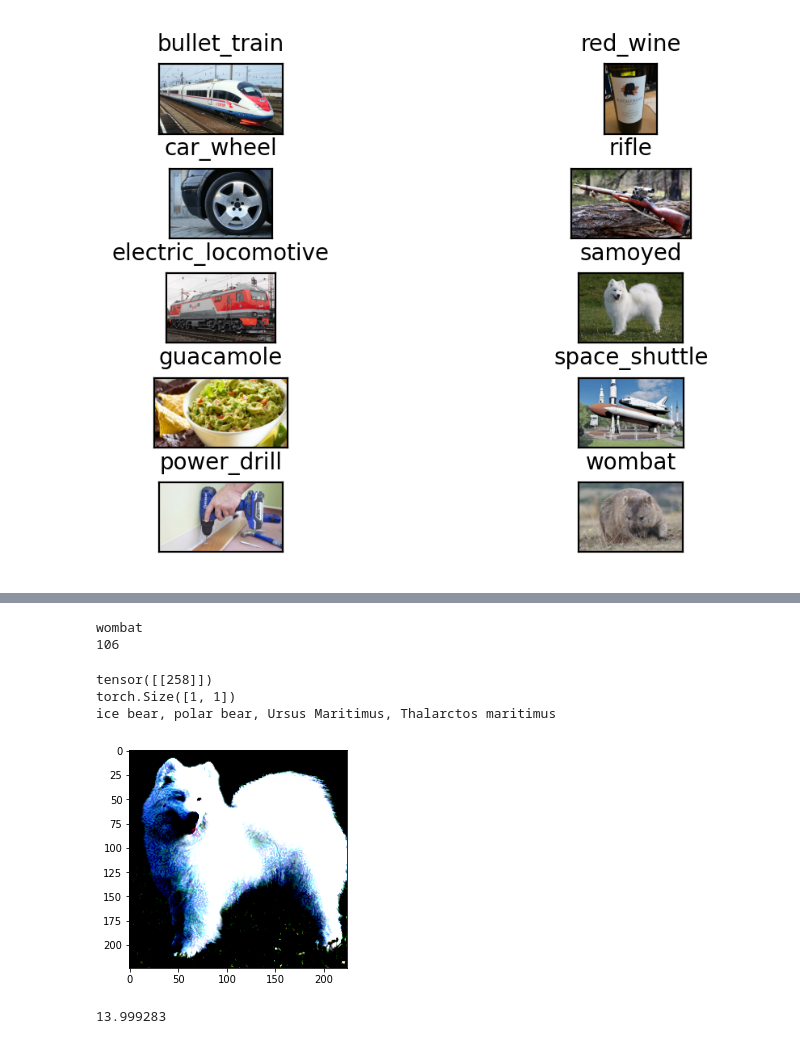
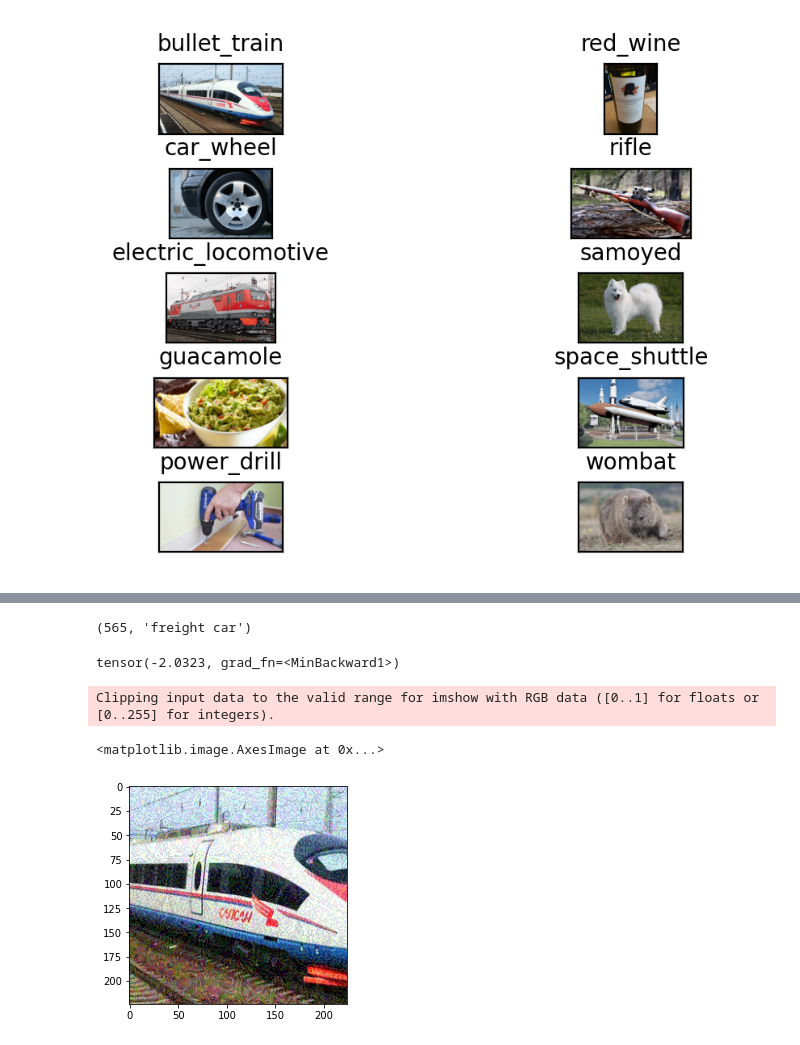
Before and after one commit to DanonOfficial/Adversarial_Attacks_project, a Jupyter notebook: AdvAttack.ipynb, the cells around one changed output, grey strips where cells are left out. Cells and saved outputs as stored; diff of their text form; code cells hidden in the pictures.

```diff
--- a/AdvAttack.ipynb
+++ b/AdvAttack.ipynb
@@ -106,2 +98,5 @@ plt.imshow(cropped)
+# %%
+for i in images:
+    i[3] = transform_image(i[3])
 # %%
 
@@ -111,48 +106,47 @@ get_most_probable_class(input_image, network)
-# %%
-with open('imagenet1000_clsid_to_human.json') as json_file:
-    class_idx = json.load(json_file)
-    labels = {int(key): value for key, value in class_idx.items()}
-
-
-# Returns a Tensor of shape (batch, num class labels)
-prediction = prediction.data.numpy().argmax()  # Our prediction will be the index of the class label with the largest value.
-print(labels[prediction])
-print(prediction)
-# %% [output]
-wombat
-106
 # %%
-def fast_gradient_attack(image, correct_prediction_index, epsilon, network_to_attack):
-    network.eval()
-    image.requires_grad = True
-    prediction = network_to_attack(image)
-    prediction_index = prediction.max(1, keepdim=True)[1]
+def fast_gradient_attack(image, correct_prediction_index, epsilon, network_to_attack, iteration_count = 1):
+    #return image, probability before and probabilty
+    changed_image = image
+    prev_prob = probabilty_of_class(changed_image, correct_prediction_index, network_to_attack, False)
+    if iteration_count == -1:
+        iteration_count = 100
+    for i in tqdm(range(iteration_count)):
+        predict_index = get_most_probable_class(changed_image, network, False)[0]
+        if predict_index != correct_prediction_index:
+            break
+        network.eval()
+        image.requires_grad = True
+        prediction = network_to_attack(image)
 
-    loss = F.nll_loss(prediction, correct_prediction_index)
+        loss = F.nll_loss(prediction, torch.tensor([correct_prediction_index]))
 
-    network.zero_grad()
-    loss.backward()
+        network.zero_grad()
+        loss.backward()
 
-    data_grad = image.grad.data
+        data_grad = image.grad.data
 
 
-    changed_image = image + epsilon * data_grad.sign()
+        changed_image = changed_image + epsilon * data_grad.sign()
 
-    changed_image = torch.clamp(changed_image, 0, 1)
-    plt.imshow(  changed_image[0].permute(1, 2, 0).detach().numpy()  )
-    new_prediction = network_to_attack(changed_image)
-    print(labels[new_prediction.data.numpy().argmax()])
+        changed_image = changed_image.clamp(-3, 3)
+        new_prob = probabilty_of_class(changed_image, correct_prediction_index, network_to_attack, False)
+    return (changed_image, prev_prob, new_prob)
-# %%
-fast_gradient_attack(input_batch, torch.tensor([258]), 0.1, network)
-# %% [output]
-tensor([[258]])
-torch.Size([1, 1])
-ice bear, polar bear, Ursus Maritimus, Thalarctos maritimus
-[figure, removed]
-# %%
-probabilty_of_class(input_image, 258, network)
-# %% [output]
-13.999283
+# %%
+res, prev, new = fast_gradient_attack(images[0][3], 466, 0.35, network)
+# %%
+get_most_probable_class(res, network, False)
+# %% [output]
+(565, 'freight car')
+# %%
+print(images[0][3][0].min())
+# %% [output]
+tensor(-2.0323, grad_fn=<MinBackward1>)
+# %%
+plt.imshow(inverse_transform(res[0]).permute(1, 2, 0).detach().numpy())
+# %% [output]
+Clipping input data to the valid range for imshow with RGB data ([0..1] for floats or [0..255] for integers).
+<matplotlib.image.AxesImage at 0x...>
+[figure, added]
 # %%
 from tqdm import tqdm
 
```
Also changed, not shown: parts of 16 cells of this notebook, 1 other file.
